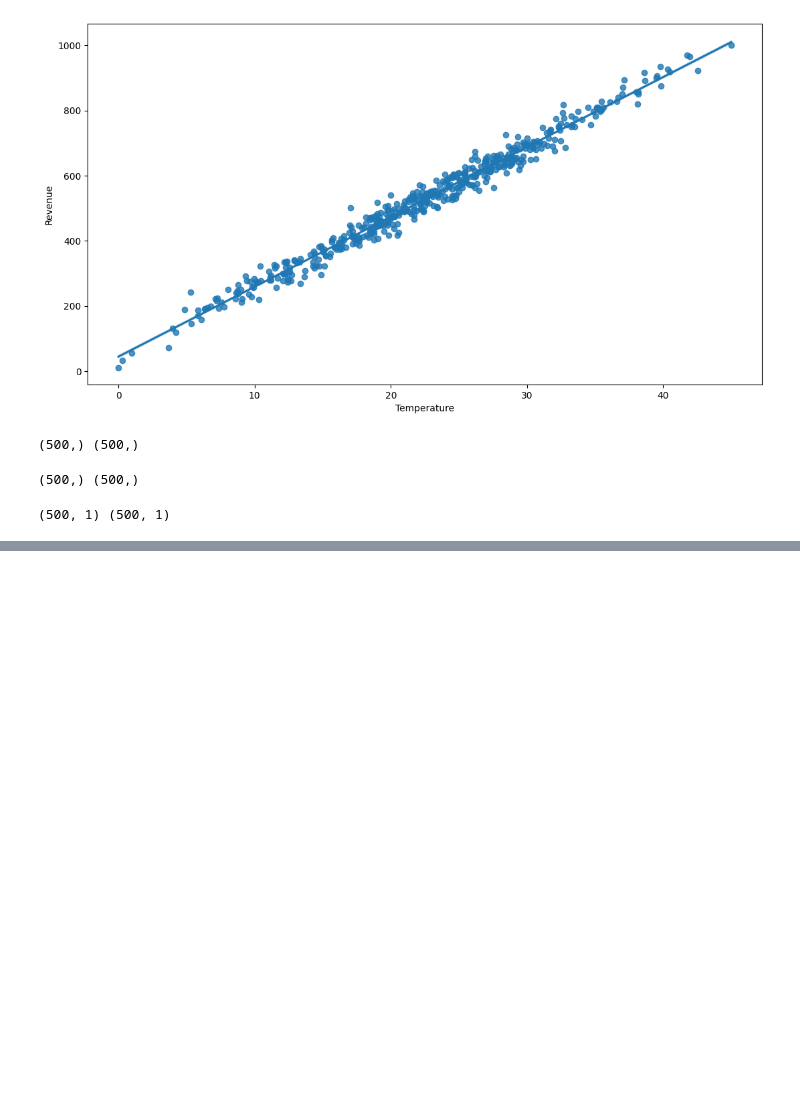
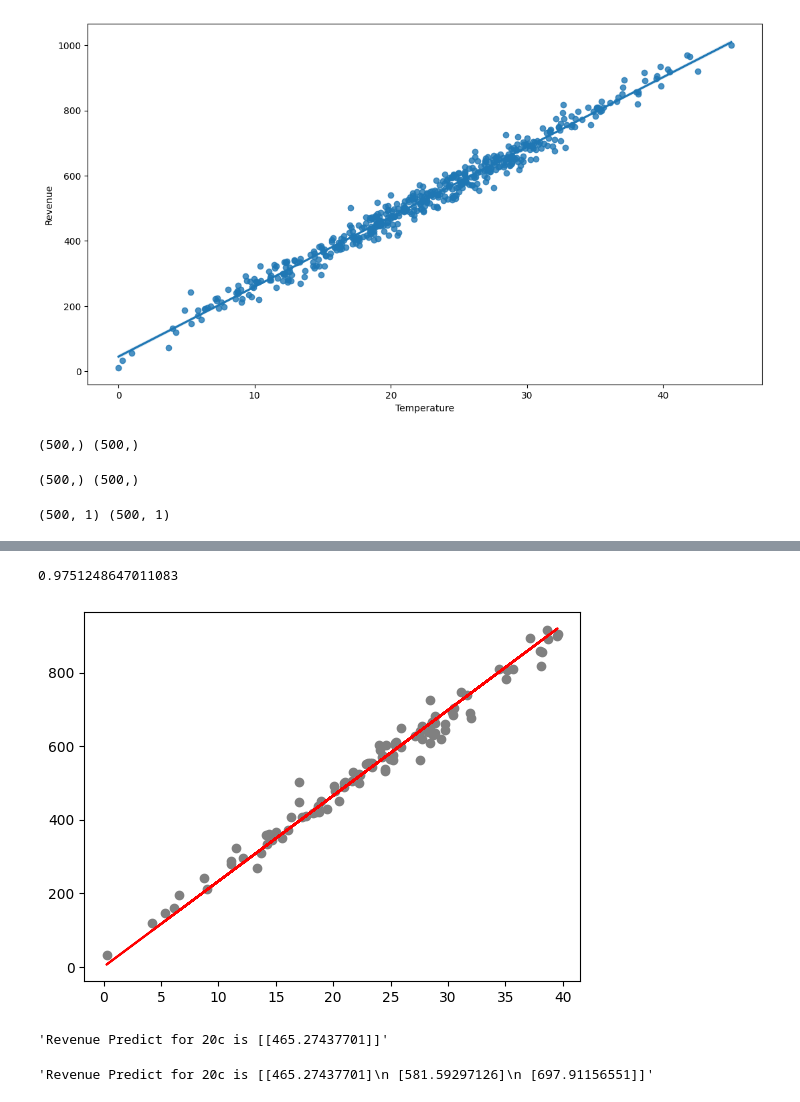
Before and after one commit to dnlsyfq/ml_linear_regression_v2, a Jupyter notebook: crsr_absolutebeginner_simplelinearregression.ipynb, the cells around one changed output, grey strips where cells are left out. Saved outputs shown, nothing was run; the diff lists cells and outputs as text; code cells hidden in the pictures; blank space fills up the shorter version.

```diff
--- a/crsr_absolutebeginner_simplelinearregression.ipynb
+++ b/crsr_absolutebeginner_simplelinearregression.ipynb
@@ -120,0 +160,25 @@ X_train , X_test, y_train, y_test = train_test_split(X,y,test_size=0.2)
+# %%
+accuracy_LinearRegression = SimpleLinearRegression.score(X_test,y_test)
+accuracy_LinearRegression
+# %% [output]
+0.9751248647011083
+# %%
+plt.scatter(X_test,y_test,color='gray')
+plt.plot(X_test,SimpleLinearRegression.predict(X_test),color='red')
+plt.show()
+# %% [output]
+[figure, added]
+# %%
+Temp = np.array([20])
+Temp = Temp.reshape(-1,1)
+
+f'Revenue Predict for 20c is {SimpleLinearRegression.predict(Temp)}'
+# %% [output]
+'Revenue Predict for 20c is [[465.27437701]]'
+# %%
+Temp = np.array([20,25,30])
+Temp = Temp.reshape(-1,1)
+
+f'Revenue Predict for 20c is {SimpleLinearRegression.predict(Temp)}'
+# %% [output]
+'Revenue Predict for 20c is [[465.27437701]\n [581.59297126]\n [697.91156551]]'
```
Also changed, not shown: parts of 8 cells of this notebook, 1 other file.
